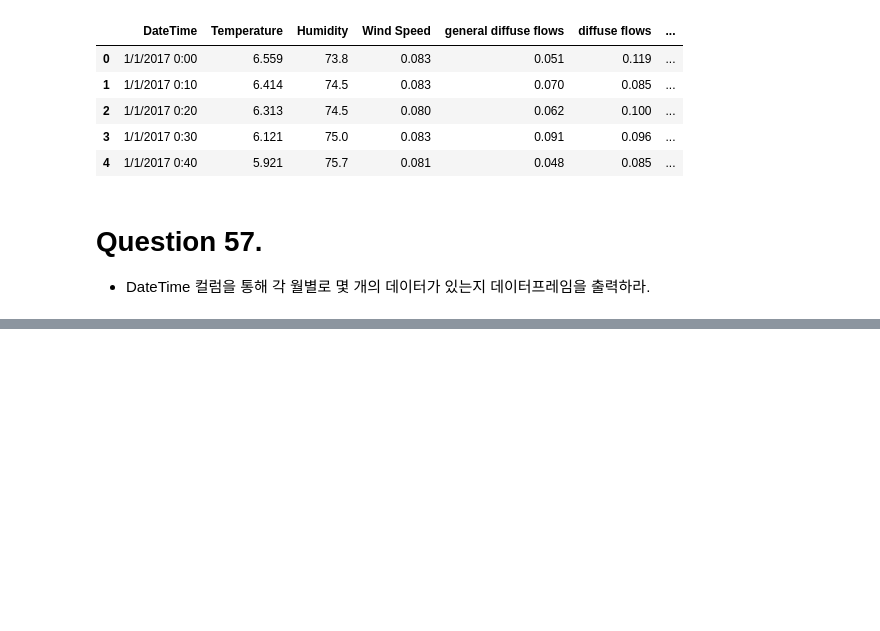
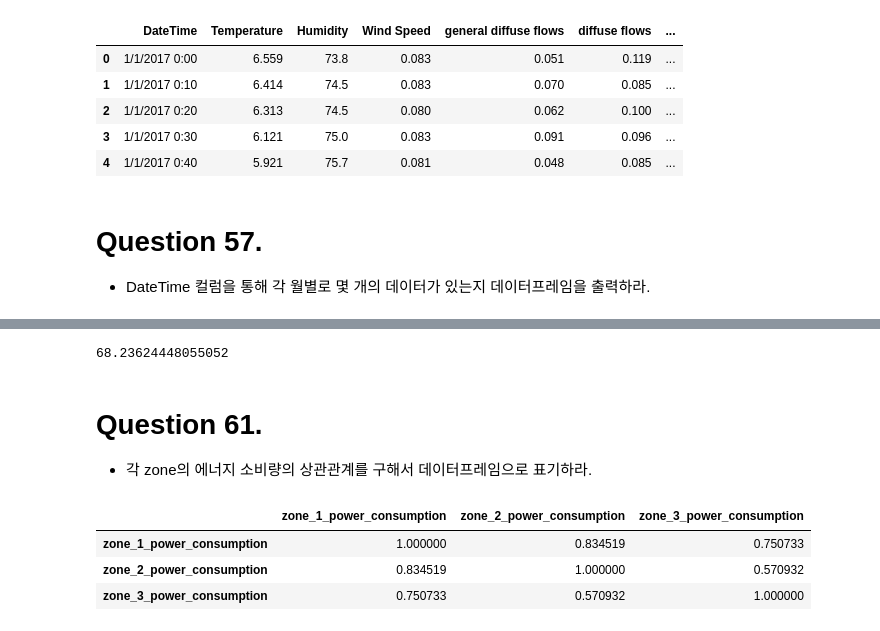
Before and after one commit to LWH4Data/Certifications, a Jupyter notebook: 빅분기/01_작업 1유형/sol.ipynb, the cells around one changed output, grey strips where cells are left out. Cells and saved outputs as stored; diff of their text form; code cells hidden in the pictures; blank space fills up the shorter version.

```diff
--- a/빅분기/01_작업 1유형/sol.ipynb
+++ b/빅분기/01_작업 1유형/sol.ipynb
@@ -1402,0 +1457,28 @@ df.head()
+# %%
+# 1. 컬럼명에 공백이 포함돼 있어 공백을 모두 '_'로 대체
+#   - r: 문자열의 \를 특수문자로 해석하지 않도록 함. 즉, 이스케이프문이 아님.
+#   - '\s+': s는 공백문자 하나를 의미. s+는 공백문자 하나 이상을 의미.
+#   - regex = True: 첫 번째 인자를 정규표현식으로 해석하도록 함. 즉, '\s+'를 문자열로 인식하지 않고 정규표현식을 인식하게 하는 것.
+df.columns = df.columns.str.lower().str.replace(r'\s+', '_', regex = True).str.strip()
+
+# 1. 조건에 해당하는 데이터만 필터링. (컬러명에 공백이 포함돼 있어 주의).
+target = df.loc[df['zone_1_power_consumption'] > df['zone_2_power_consumption']]
+# display(target)
+
+# 2. 필터링한 데이터프레임을 기준으로 Humidity의 평균을 계산
+Ans = target['humidity'].mean()
+print(Ans)
+# %% [output]
+68.23624448055052
+# %% [markdown]
+# Question 61.
+- 각 zone의 에너지 소비량의 상관관계를 구해서 데이터프레임으로 표기하라.
+# %%
+# 1. 각 zone의 에너지소비량의 상관관계 행렬을 생성.
+target = df[['zone_1_power_consumption', 'zone_2_power_consumption', 'zone_3_power_consumption']].corr()
+display(target)
+# %% [output]
+|  | zone_1_power_consumption | zone_2_power_consumption | zone_3_power_consumption |
+| zone_1_power_consumption | 1.000000 | 0.834519 | 0.750733 |
+| zone_2_power_consumption | 0.834519 | 1.000000 | 0.570932 |
+| zone_3_power_consumption | 0.750733 | 0.570932 | 1.000000 |
```
Also changed, not shown: parts of 8 cells of this notebook.
